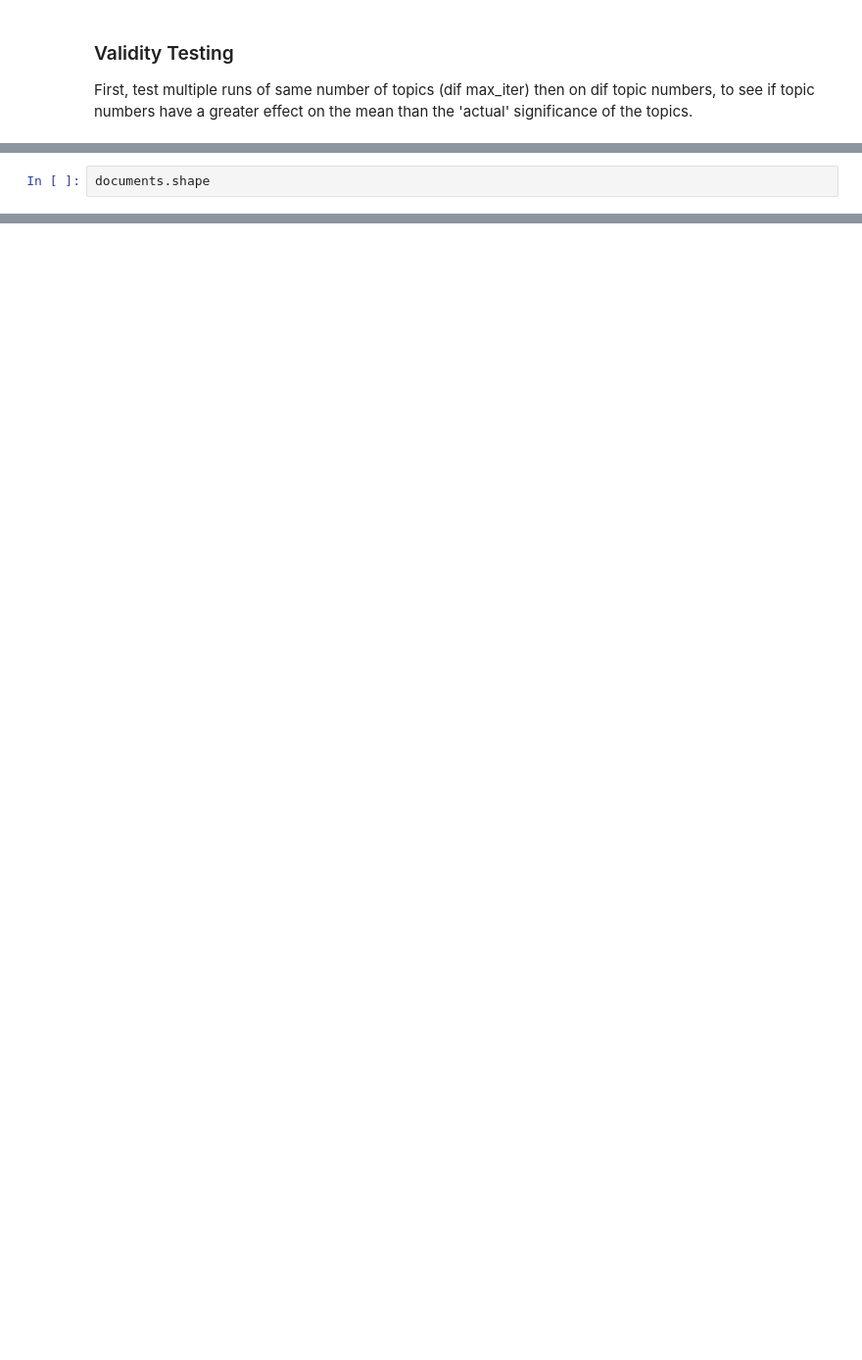
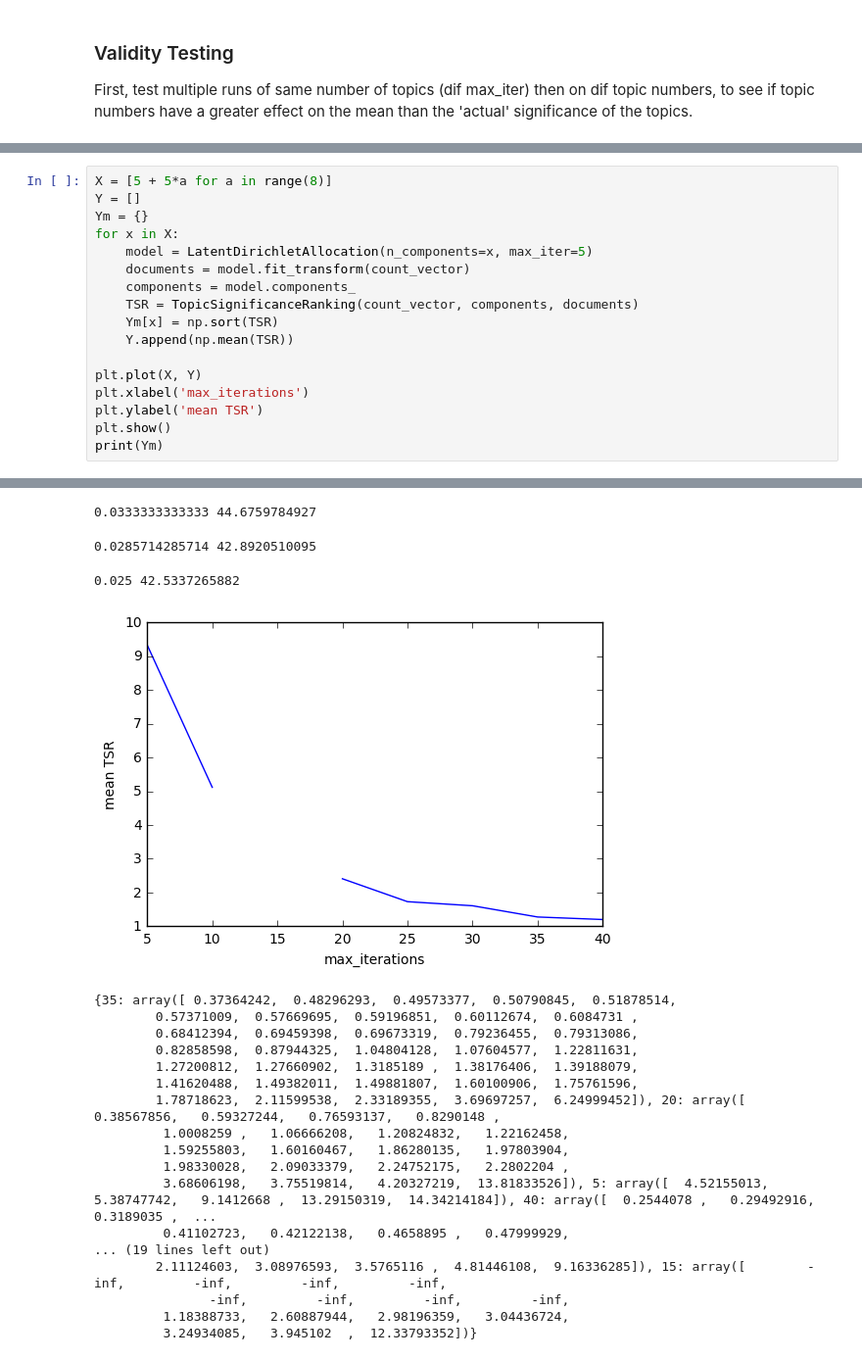
Before and after one commit to NeverForged/TopicSignificanceRank, a Jupyter notebook: TSR.ipynb, the cells around one changed output, grey strips where cells are left out. Shown at 98% size. Drawn from its saved outputs; the diff is of its cells as text; blank space fills up the shorter version.

```diff
--- a/TSR.ipynb
+++ b/TSR.ipynb
@@ -254,2 +282,18 @@ print(Ym)
-# %%
-documents.shape
+# %%
+X = [5 + 5*a for a in range(8)]
+Y = []
+Ym = {}
+for x in X:
+    model = LatentDirichletAllocation(n_components=x, max_iter=5)
+    documents = model.fit_transform(count_vector)
+    components = model.components_
+    TSR = TopicSignificanceRanking(count_vector, components, documents)
+    Ym[x] = np.sort(TSR)
+    Y.append(np.mean(TSR))
+
+plt.plot(X, Y)
+plt.xlabel('max_iterations')
+plt.ylabel('mean TSR')
+plt.show()
+print(Ym)
+# %% [output]
@@ -255,0 +305,21 @@ documents.shape
+0.0333333333333 44.6759784927
+0.0285714285714 42.8920510095
+0.025 42.5337265882
+[figure, added]
+{35: array([ 0.37364242,  0.48296293,  0.49573377,  0.50790845,  0.51878514,
+        0.57371009,  0.57669695,  0.59196851,  0.60112674,  0.6084731 ,
+        0.68412394,  0.69459398,  0.69673319,  0.79236455,  0.79313086,
+        0.82858598,  0.87944325,  1.04804128,  1.07604577,  1.22811631,
+        1.27200812,  1.27660902,  1.3185189 ,  1.38176406,  1.39188079,
+        1.41620488,  1.49382011,  1.49881807,  1.60100906,  1.75761596,
+        1.78718623,  2.11599538,  2.33189355,  3.69697257,  6.24999452]), 20: array([  0.38567856,   0.59327244,   0.76593137,   0.8290148 ,
+         1.0008259 ,   1.06666208,   1.20824832,   1.22162458,
+         1.59255803,   1.60160467,   1.86280135,   1.97803904,
+         1.98330028,   2.09033379,   2.24752175,   2.2802204 ,
+         3.68606198,   3.75519814,   4.20327219,  13.81833526]), 5: array([  4.52155013,   5.38747742,   9.1412668 ,  13.29150319,  14.34214184]), 40: array([  0.2544078 ,   0.29492916,   0.3189035 ,  ...
+         0.41102723,   0.42122138,   0.4658895 ,   0.47999929,
+... (19 lines left out)
+        2.11124603,  3.08976593,  3.5765116 ,  4.81446108,  9.16336285]), 15: array([        -inf,         -inf,         -inf,         -inf,
+               -inf,         -inf,         -inf,         -inf,
+         1.18388733,   2.60887944,   2.98196359,   3.04436724,
+         3.24934085,   3.945102  ,  12.33793352])}
```
Also changed, not shown: parts of 6 cells of this notebook, 1 other file.
